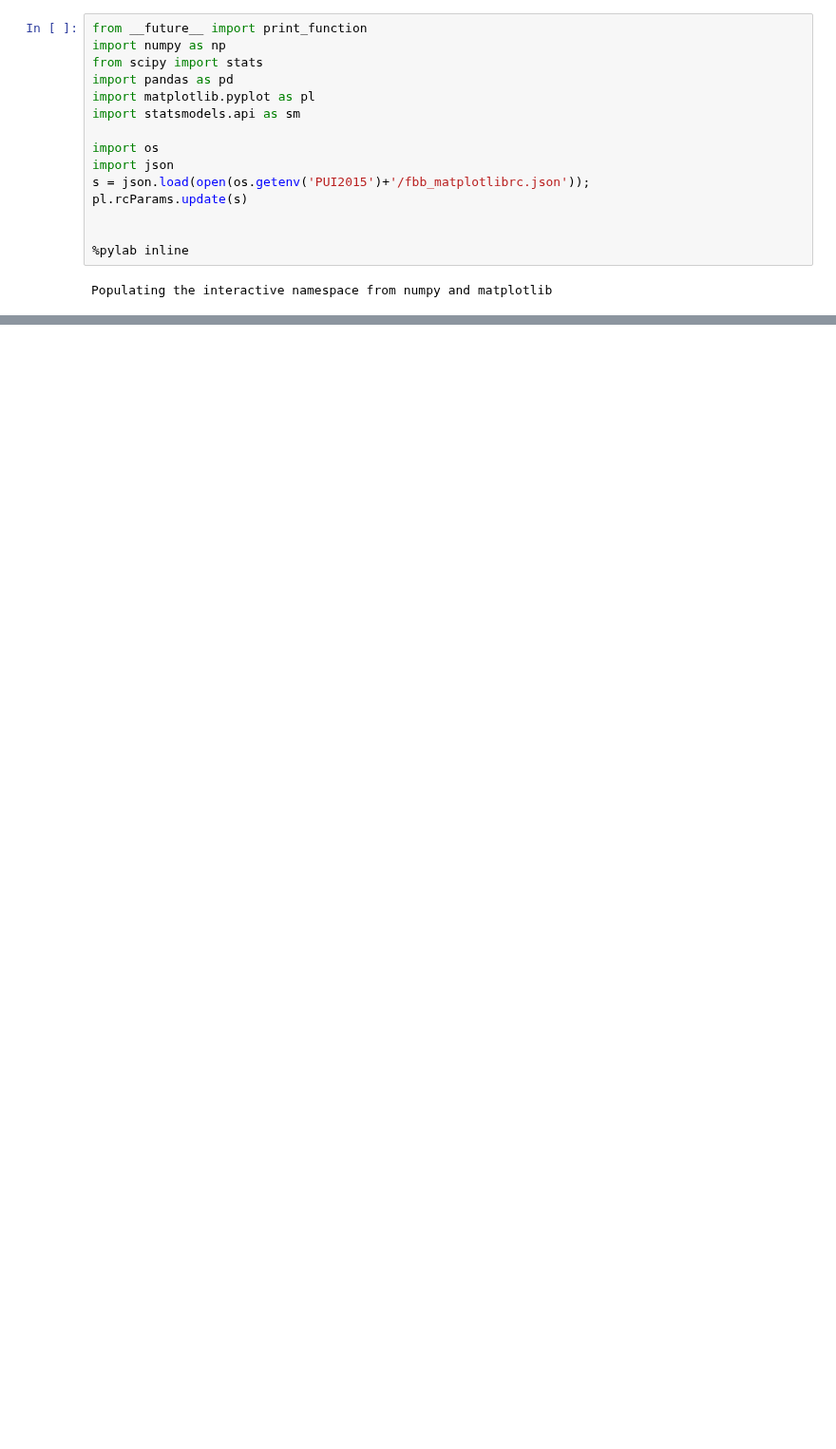
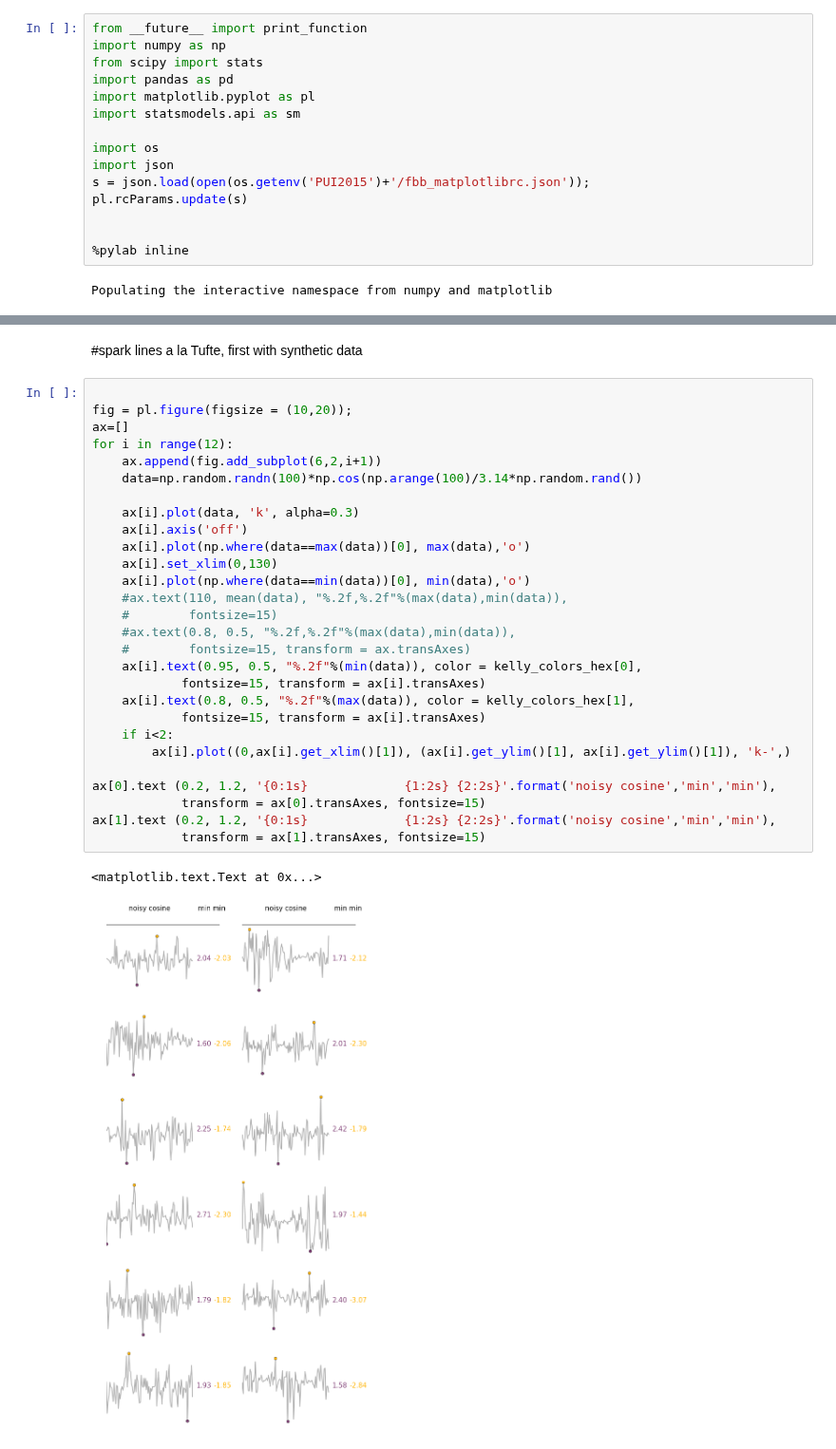
Before and after one commit to fedhere/UInotebooks, a Jupyter notebook: sparklines.ipynb, the cells around one changed output, grey strips where cells are left out. Shown at 95% size. Cells and saved outputs as stored; diff of their text form; blank space fills up the shorter version.

```diff
--- a/sparklines.ipynb
+++ b/sparklines.ipynb
@@ -17,0 +57,33 @@ Populating the interactive namespace from numpy and matplotlib
+# %% [markdown]
+#spark lines a la Tufte, first with synthetic data
+# %%
+
+fig = pl.figure(figsize = (10,20));
+ax=[]
+for i in range(12):
+    ax.append(fig.add_subplot(6,2,i+1))
+    data=np.random.randn(100)*np.cos(np.arange(100)/3.14*np.random.rand())
+
+    ax[i].plot(data, 'k', alpha=0.3)
+    ax[i].axis('off')
+    ax[i].plot(np.where(data==max(data))[0], max(data),'o')
+    ax[i].set_xlim(0,130)
+    ax[i].plot(np.where(data==min(data))[0], min(data),'o')
+    #ax.text(110, mean(data), "%.2f,%.2f"%(max(data),min(data)),
+    #        fontsize=15)
+    #ax.text(0.8, 0.5, "%.2f,%.2f"%(max(data),min(data)),
+    #        fontsize=15, transform = ax.transAxes)
+    ax[i].text(0.95, 0.5, "%.2f"%(min(data)), color = kelly_colors_hex[0],
+            fontsize=15, transform = ax[i].transAxes)
+    ax[i].text(0.8, 0.5, "%.2f"%(max(data)), color = kelly_colors_hex[1],
+            fontsize=15, transform = ax[i].transAxes)
+    if i<2:
+        ax[i].plot((0,ax[i].get_xlim()[1]), (ax[i].get_ylim()[1], ax[i].get_ylim()[1]), 'k-',)
+
+ax[0].text (0.2, 1.2, '{0:1s}             {1:2s} {2:2s}'.format('noisy cosine','min','min'),
+            transform = ax[0].transAxes, fontsize=15)
+ax[1].text (0.2, 1.2, '{0:1s}             {1:2s} {2:2s}'.format('noisy cosine','min','min'),
+            transform = ax[1].transAxes, fontsize=15)
+# %% [output]
+<matplotlib.text.Text at 0x...>
+[figure, added]
```
Also changed, not shown: parts of 4 cells of this notebook.
